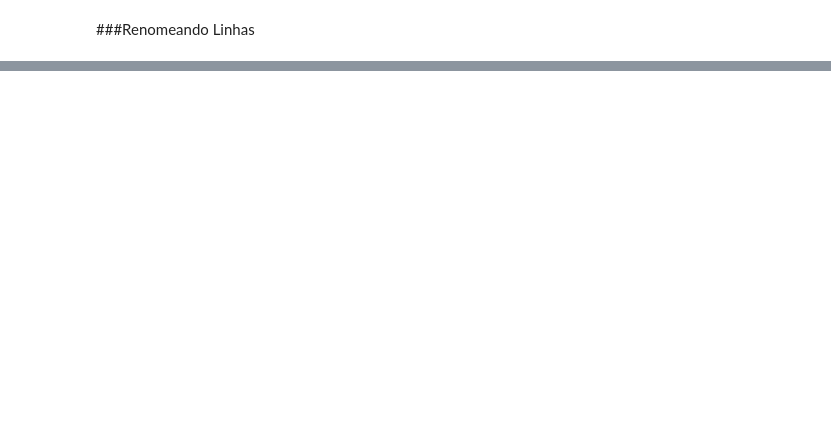
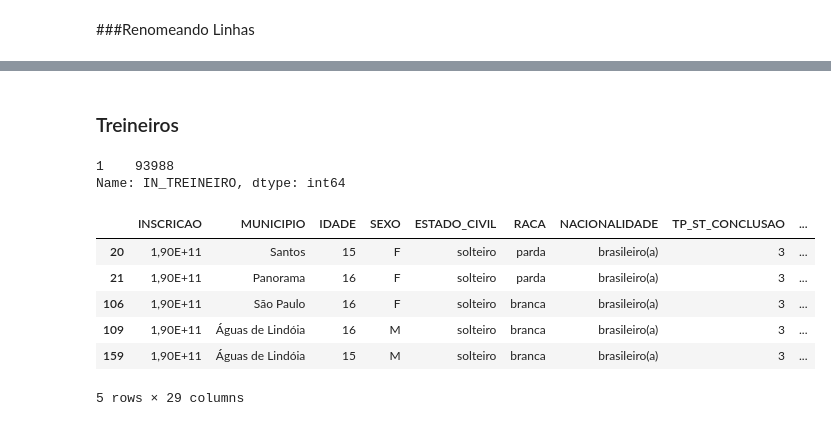
Before and after one commit to LicaCepillo/LicaCepillo, a Jupyter notebook: Tratamento_dados_ENEM_2019.ipynb, the cells around one changed output, grey strips where cells are left out. Saved outputs shown, nothing was run; the diff lists cells and outputs as text; code cells hidden in the pictures; blank space fills up the shorter version.

```diff
--- a/Tratamento_dados_ENEM_2019.ipynb
+++ b/Tratamento_dados_ENEM_2019.ipynb
@@ -154,0 +262,19 @@ dados1 = dados1.rename(columns ={'NU_IDADE':'IDADE','TP_SEXO': 'SEXO',
+# %% [markdown]
+### Treineiros
+# %%
+dados_maiores_11.query('IN_TREINEIRO == 1 ')['IN_TREINEIRO'].value_counts()
+# %% [output]
+1    93988
+Name: IN_TREINEIRO, dtype: int64
+# %%
+treineiros = dados_maiores_11.loc[dados_maiores_11.IN_TREINEIRO == 1]
+# %%
+treineiros.head()
+# %% [output]
+|  | INSCRICAO | MUNICIPIO | IDADE | SEXO | ESTADO_CIVIL | RACA | NACIONALIDADE | TP_ST_CONCLUSAO | ... |
+| 20 | 1,90E+11 | Santos | 15 | F | solteiro | parda | brasileiro(a) | 3 | ... |
+| 21 | 1,90E+11 | Panorama | 16 | F | solteiro | parda | brasileiro(a) | 3 | ... |
+| 106 | 1,90E+11 | São Paulo | 16 | F | solteiro | branca | brasileiro(a) | 3 | ... |
+| 109 | 1,90E+11 | Águas de Lindóia | 16 | M | solteiro | branca | brasileiro(a) | 3 | ... |
+| 159 | 1,90E+11 | Águas de Lindóia | 15 | M | solteiro | branca | brasileiro(a) | 3 | ... |
+5 rows × 29 columns
```
Also changed, not shown: parts of 26 cells of this notebook.
